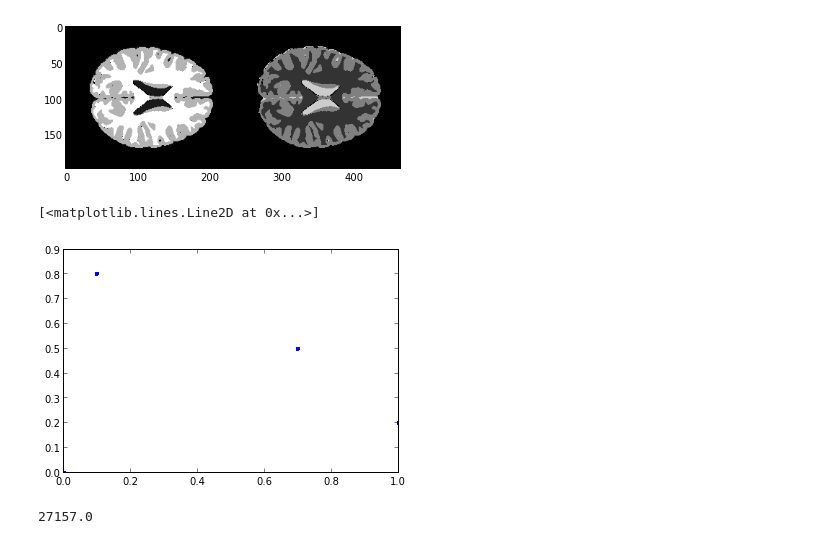
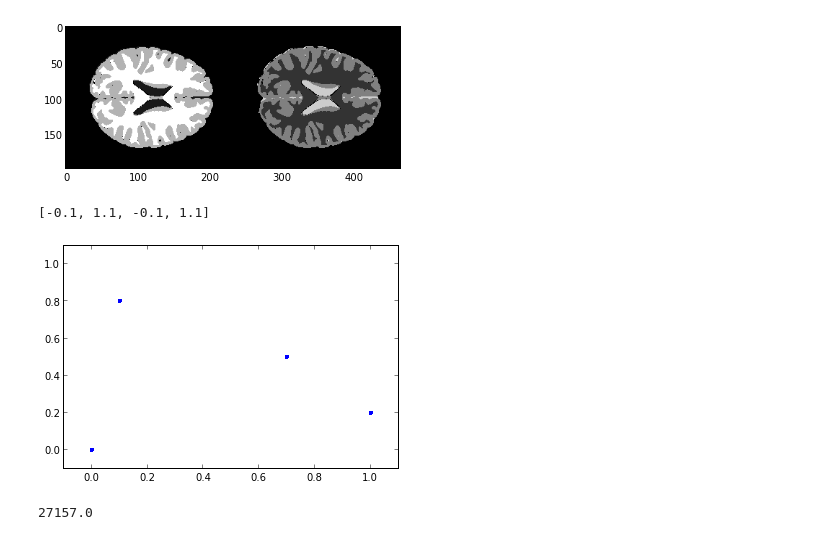
Before and after one commit to practical-neuroimaging/pna-notebooks, a Jupyter notebook: mutual_information_example.ipynb, the cells around one changed output. Saved outputs shown, nothing was run; the diff lists cells and outputs as text; code cells hidden in the pictures.

```diff
--- a/mutual_information_example.ipynb
+++ b/mutual_information_example.ipynb
@@ -65,9 +65,10 @@ plt.imshow(np.hstack((t1_like, t2_like)), cmap="gray")
 [figure]
 # %%
 plt.plot(t1_like.ravel(), t2_like.ravel(), '.')
+plt.axis([-0.1, 1.1, -0.1, 1.1])
 # %% [output]
-[<matplotlib.lines.Line2D at 0x...>]
+[-0.1, 1.1, -0.1, 1.1]
-[figure, old version]
+[figure, new version]
 # %%
 hgram_registered, x_edges, y_edges = np.histogram2d(t1_like.ravel(), t2_like.ravel(), 30)
 hgram_registered.max()
```
Also changed, not shown: parts of 4 cells of this notebook.
